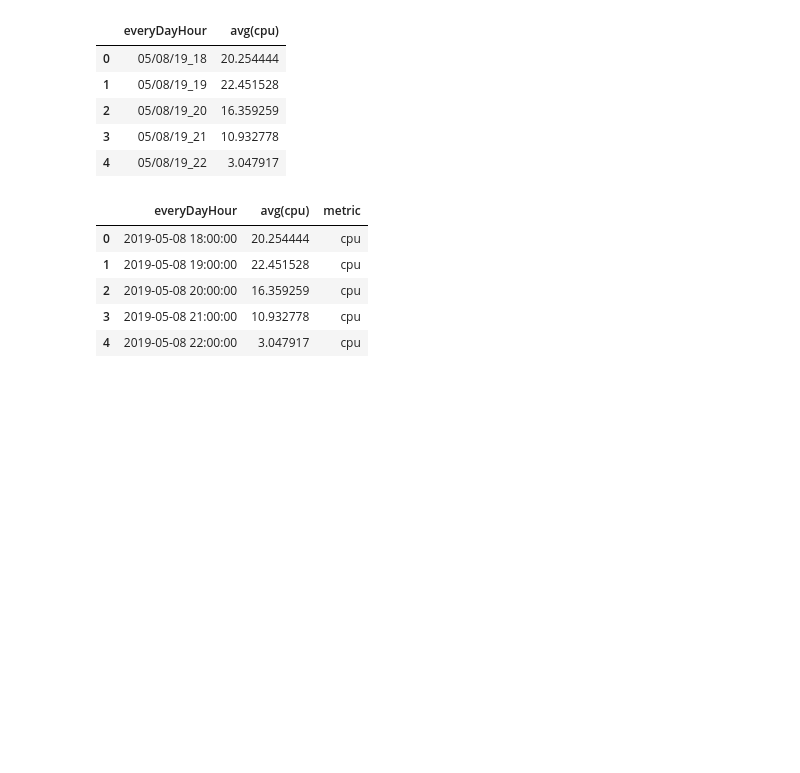
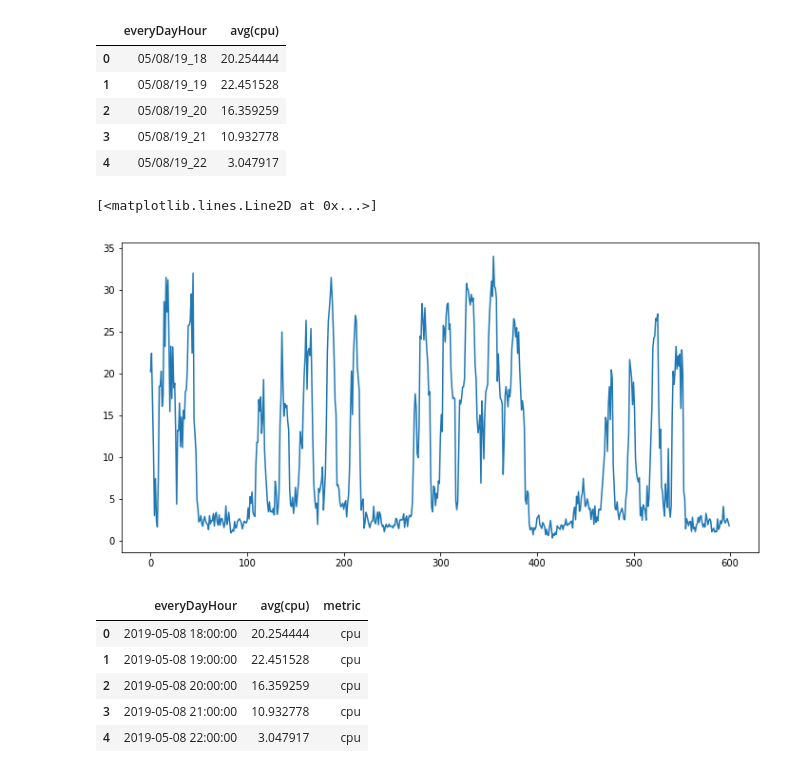
Before and after one commit to patricwan/machinelearningstepping, a Jupyter notebook: 14.timeseries/favorita/mySeq2SeqPredict.ipynb, the cells around one changed output. Cells and saved outputs as stored; diff of their text form; code cells hidden in the pictures; blank space fills up the shorter version.

```diff
--- a/14.timeseries/favorita/mySeq2SeqPredict.ipynb
+++ b/14.timeseries/favorita/mySeq2SeqPredict.ipynb
@@ -33,6 +32,22 @@ df_train.head()
 | 2 | 05/08/19_20 | 16.359259 |
 | 3 | 05/08/19_21 | 10.932778 |
 | 4 | 05/08/19_22 | 3.047917 |
+# %%
+import matplotlib.pyplot as plt
+import seaborn as sns
+
+# 图形出现在Notebook里而不是新窗口
+%matplotlib inline
+
+plt.figure(figsize=(12, 6))
+
+plt.plot(
+    df_train["avg(cpu)"][:600,],
+    label="Original Data"
+)
+# %% [output]
+[<matplotlib.lines.Line2D at 0x...>]
+[figure, added]
 # %%
 #df_train["hour"] =  df_train['everyDayHour'].map(lambda strDateHour: strDateHour[9:])
 df_train["everyDayHour"] =  df_train['everyDayHour'].map(lambda strDateHour: "20"+strDateHour[6:8]
```
Also changed, not shown: parts of 2 cells of this notebook, 5 other files.
